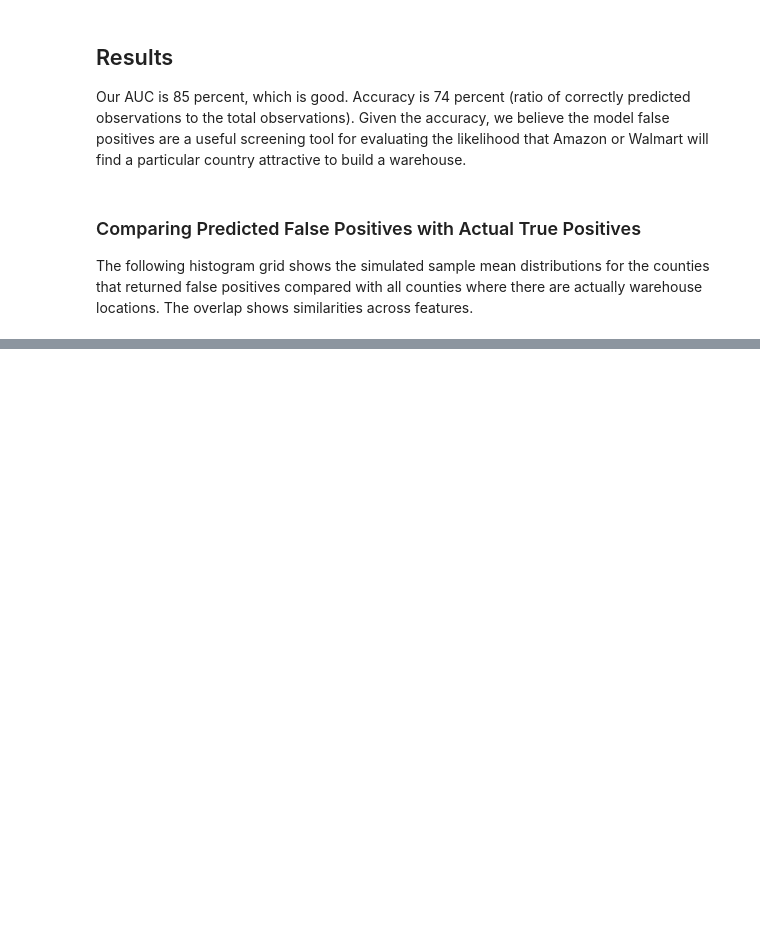
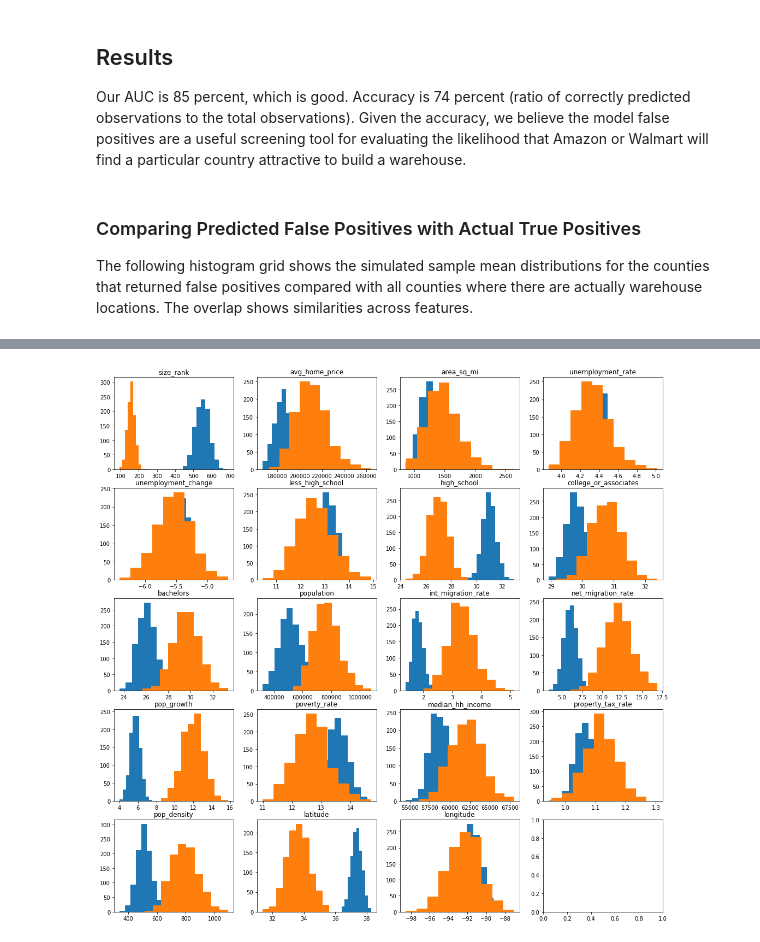
Before and after one commit to jfleury12/retail-warehouse-locations, a Jupyter notebook: notebooks/warehouse_model.ipynb, the cells around one changed output, grey strips where cells are left out. Saved outputs shown, nothing was run; the diff lists cells and outputs as text; code cells hidden in the pictures; blank space fills up the shorter version.

Commit message:
made plot function

```diff
--- a/notebooks/warehouse_model.ipynb
+++ b/notebooks/warehouse_model.ipynb
@@ -590,0 +513,13 @@ except IndexError:
+# %%
+# notice overlap across features between false positives and actual locations where warehouses are present
+index_cols = list(hypothesis_cols.columns)
+
+fig, ax = plt.subplots(5, 4, figsize=(18, 18))
+for i, var in enumerate(index_cols):
+    row = i//4
+    col = i%4
+    ax[row][col].hist(post_means[i][0])
+    ax[row][col].hist(post_means[i][1])
+    ax[row][col].title.set_text(var)
+# %% [output]
+[figure, added]
```
Also changed, not shown: parts of 4 cells of this notebook, 1 other file.
